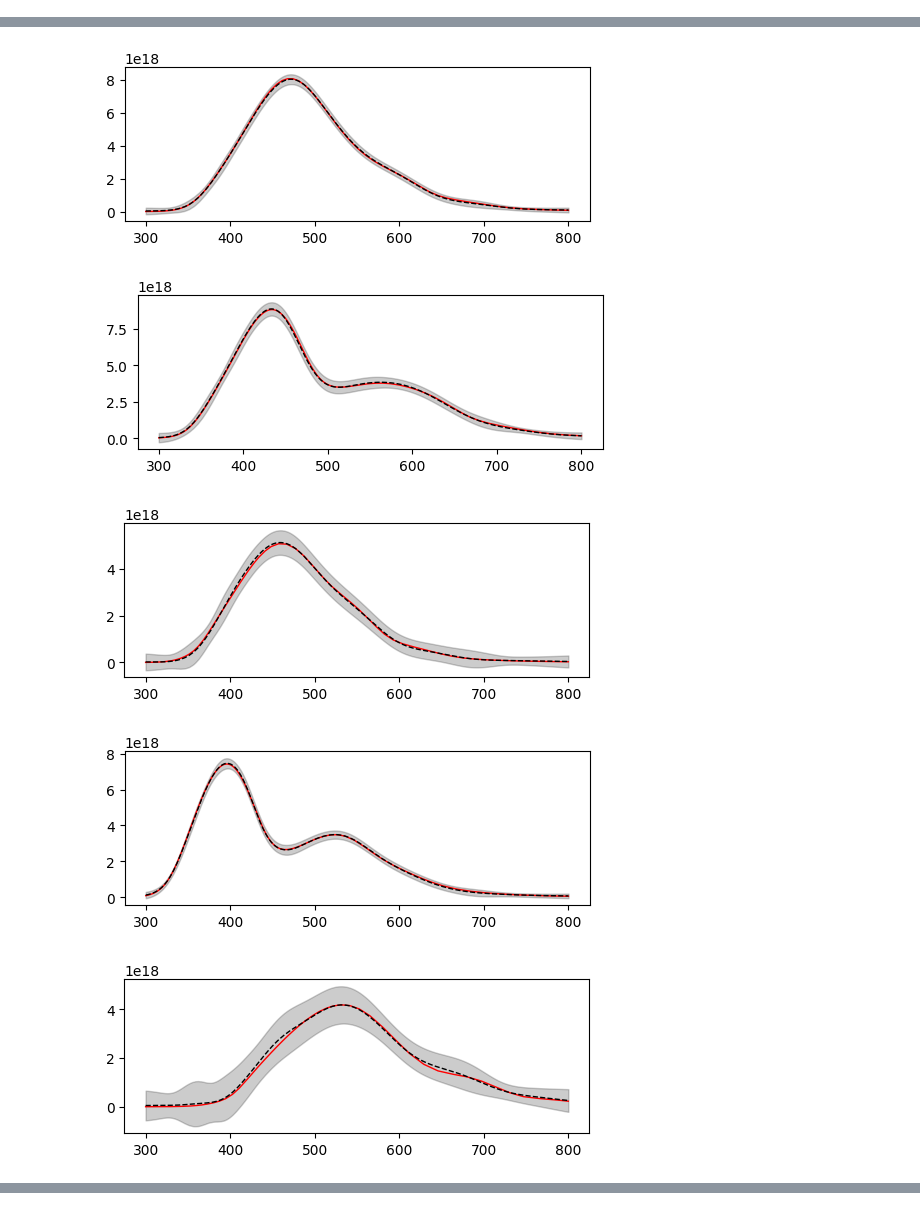
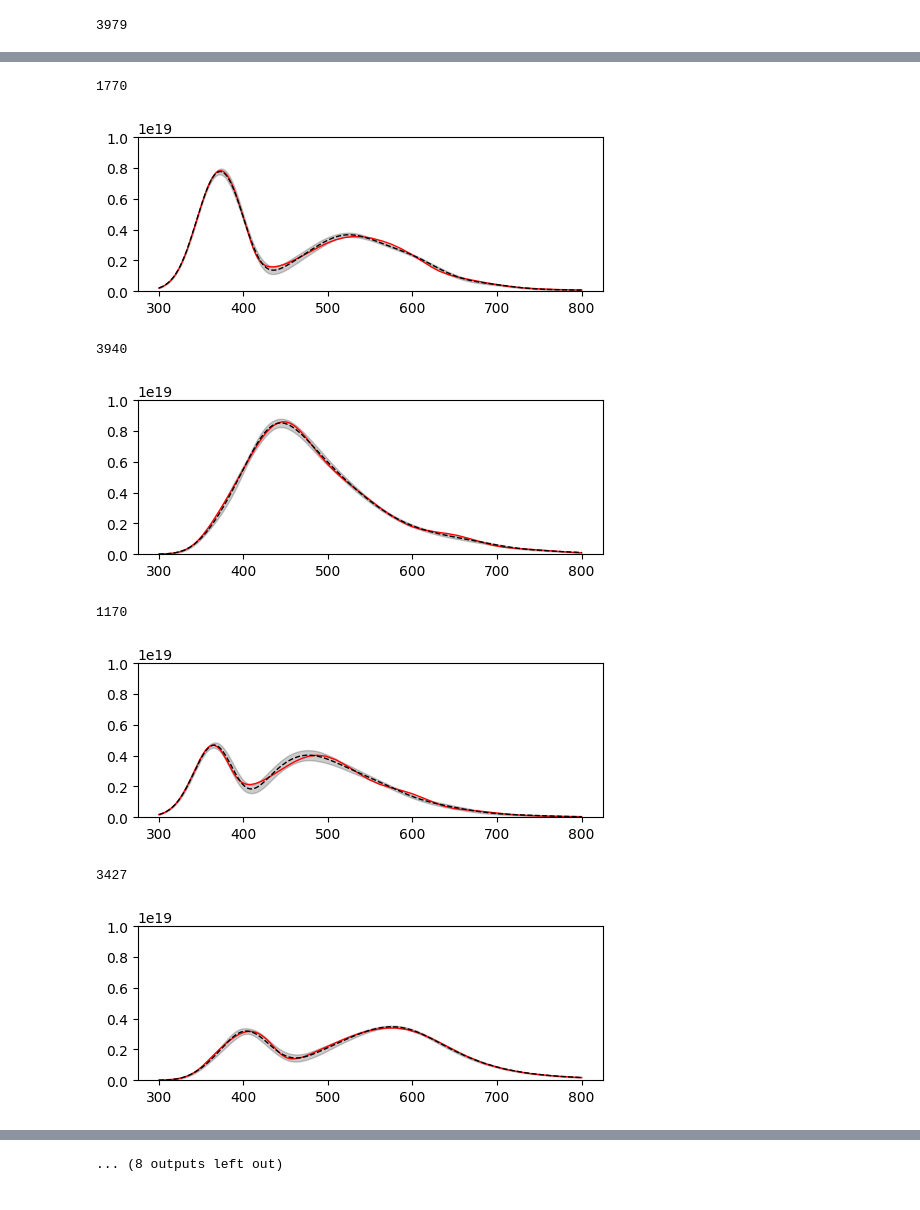
Before and after one commit to digiLab-ai/achlys-uq, a Jupyter notebook: achlys-uq/surrogate/Surrogate.ipynb, the cells around one changed output, grey strips where cells are left out. Saved outputs shown, nothing was run; the diff lists cells and outputs as text; code cells hidden in the pictures.

Commit message:
Changed estimator to sklearn

```diff
--- a/achlys-uq/surrogate/Surrogate.ipynb
+++ b/achlys-uq/surrogate/Surrogate.ipynb
@@ -79,14 +31,39 @@ pipeline = Pipeline(output_modules=[model, projection, normaliser])
+# %%
+estimator = MultiOutputGPRegressor(GaussianProcessRegressor(kernel=RBF(length_scale_bounds=(0.1,10))), n_jobs=-1)
+#estimator = IndependentMultiGPModel(gpmodel=LinearMeanExactGPModel, n_iter=200)
+input_transformers = [StandardScaler()]
+output_transformers = [StandardScaler(), TruncatedSVD(12), StandardScaler()]
+
+pipeline = Pipeline(estimator, input_transformers, output_transformers)
+# %%
+training_proportion = 0.1
+n_train = int(training_proportion*4096)
+
+indices = np.random.permutation(parameters.shape[0])
+train_idx, test_idx = indices[:n_train], indices[n_train:]
+
+x_train = parameters.values[train_idx,:]
+y_train = samples_grid[train_idx,:]
+
+x_test = parameters.values[test_idx,:]
+y_test = samples_grid[test_idx,:]
+
+pipeline.fit(x_train, y_train)
 # %%
 for i in range(10):
 
-    idx = model.test_idx[np.random.randint(len(model.test_idx))]
+    idx = np.random.choice(test_idx)
+    print(idx)
 
     plt.figure(figsize=(6,2))
     plt.plot(grid, samples_grid[idx,:], c='r', linewidth=1)
 
-    mean, stdev = pipeline.predict(parameters.values[idx,:])
-    plt.plot(grid, mean, c='k', linewidth=1, linestyle='dashed')
-    plt.fill_between(grid, mean-2*stdev, mean+2*stdev, alpha=0.2, color='k')
+    mean, stdev = pipeline.predict(parameters.values[idx,:][np.newaxis,:])
+    #mean, stdev = pipeline.predict(parameters_norm[idx,:][np.newaxis,:])
+    plt.plot(grid, mean.flatten(), c='k', linewidth=1, linestyle='dashed')
+    plt.fill_between(grid, mean.flatten()-1.96*stdev.flatten(), mean.flatten()+1.96*stdev.flatten(), alpha=0.2, color='k')
+    plt.ylim(0, 1e19)
 
+    #plt.savefig('plots/sample{}.pdf'.format(i), bbox_inches='tight')
     plt.show()
 # %% [output]
@@ -93,0 +72 @@ for i in range(10):
+3979
@@ -95,5 +74,8 @@ for i in range(10):
+1770
-[figure, old version]
+[figure, new version]
+3940
-[figure, old version]
+[figure, new version]
+1170
-[figure, old version]
+[figure, new version]
+3427
-[figure, old version]
+[figure, new version]
-[figure, removed]
@@ -102,0 +82 @@ for i in range(10):
+... (8 outputs left out)
```
Also changed, not shown: parts of 18 cells of this notebook, 4 other files.
